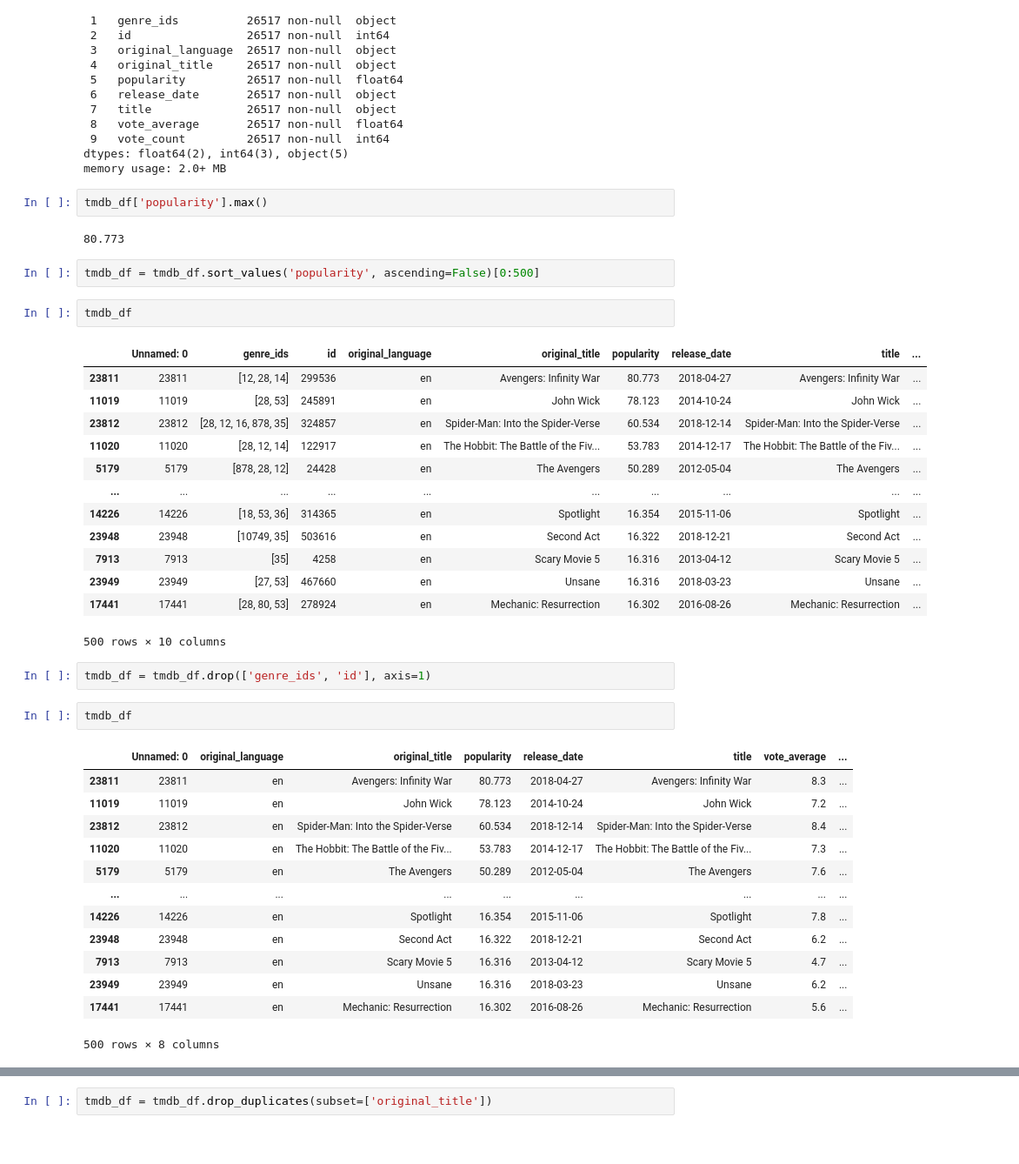
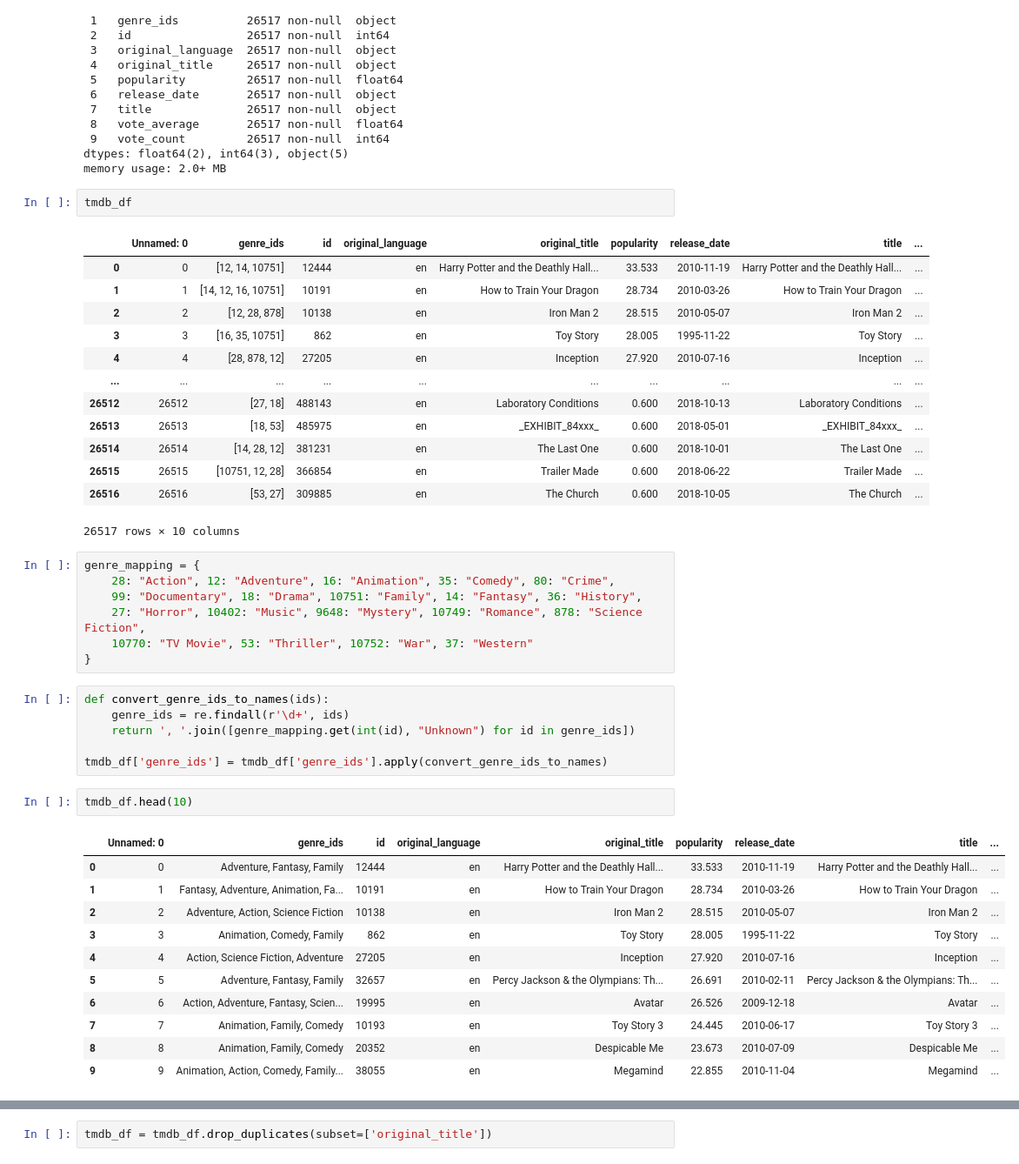
Before and after one commit to falloutb1tch/Movie_Project, a Jupyter notebook: Notebooks/Whitlee_Working_Notebook.ipynb, the cells around one changed output, grey strips where cells are left out. Shown at 87% size. Cells and saved outputs as stored; diff of their text form; blank space fills up the shorter version.

```diff
--- a/Notebooks/Whitlee_Working_Notebook.ipynb
+++ b/Notebooks/Whitlee_Working_Notebook.ipynb
@@ -71,46 +72,49 @@ Data columns (total 10 columns):
  9   vote_count         26517 non-null  int64
 dtypes: float64(2), int64(3), object(5)
 memory usage: 2.0+ MB
-# %%
-tmdb_df['popularity'].max()
-# %% [output]
-80.773
-# %%
-tmdb_df = tmdb_df.sort_values('popularity', ascending=False)[0:500]
 # %%
 tmdb_df
 # %% [output]
 |  | Unnamed: 0 | genre_ids | id | original_language | original_title | popularity | release_date | title | ... |
-| 23811 | 23811 | [12, 28, 14] | 299536 | en | Avengers: Infinity War | 80.773 | 2018-04-27 | Avengers: Infinity War | ... |
-| 11019 | 11019 | [28, 53] | 245891 | en | John Wick | 78.123 | 2014-10-24 | John Wick | ... |
-| 23812 | 23812 | [28, 12, 16, 878, 35] | 324857 | en | Spider-Man: Into the Spider-Verse | 60.534 | 2018-12-14 | Spider-Man: Into the Spider-Verse | ... |
-| 11020 | 11020 | [28, 12, 14] | 122917 | en | The Hobbit: The Battle of the Fiv... | 53.783 | 2014-12-17 | The Hobbit: The Battle of the Fiv... | ... |
-| 5179 | 5179 | [878, 28, 12] | 24428 | en | The Avengers | 50.289 | 2012-05-04 | The Avengers | ... |
+| 0 | 0 | [12, 14, 10751] | 12444 | en | Harry Potter and the Deathly Hall... | 33.533 | 2010-11-19 | Harry Potter and the Deathly Hall... | ... |
+| 1 | 1 | [14, 12, 16, 10751] | 10191 | en | How to Train Your Dragon | 28.734 | 2010-03-26 | How to Train Your Dragon | ... |
+| 2 | 2 | [12, 28, 878] | 10138 | en | Iron Man 2 | 28.515 | 2010-05-07 | Iron Man 2 | ... |
+| 3 | 3 | [16, 35, 10751] | 862 | en | Toy Story | 28.005 | 1995-11-22 | Toy Story | ... |
+| 4 | 4 | [28, 878, 12] | 27205 | en | Inception | 27.920 | 2010-07-16 | Inception | ... |
 | ... | ... | ... | ... | ... | ... | ... | ... | ... | ... |
-| 14226 | 14226 | [18, 53, 36] | 314365 | en | Spotlight | 16.354 | 2015-11-06 | Spotlight | ... |
-| 23948 | 23948 | [10749, 35] | 503616 | en | Second Act | 16.322 | 2018-12-21 | Second Act | ... |
-| 7913 | 7913 | [35] | 4258 | en | Scary Movie 5 | 16.316 | 2013-04-12 | Scary Movie 5 | ... |
-| 23949 | 23949 | [27, 53] | 467660 | en | Unsane | 16.316 | 2018-03-23 | Unsane | ... |
-| 17441 | 17441 | [28, 80, 53] | 278924 | en | Mechanic: Resurrection | 16.302 | 2016-08-26 | Mechanic: Resurrection | ... |
+| 26512 | 26512 | [27, 18] | 488143 | en | Laboratory Conditions | 0.600 | 2018-10-13 | Laboratory Conditions | ... |
+| 26513 | 26513 | [18, 53] | 485975 | en | _EXHIBIT_84xxx_ | 0.600 | 2018-05-01 | _EXHIBIT_84xxx_ | ... |
+| 26514 | 26514 | [14, 28, 12] | 381231 | en | The Last One | 0.600 | 2018-10-01 | The Last One | ... |
+| 26515 | 26515 | [10751, 12, 28] | 366854 | en | Trailer Made | 0.600 | 2018-06-22 | Trailer Made | ... |
+| 26516 | 26516 | [53, 27] | 309885 | en | The Church | 0.600 | 2018-10-05 | The Church | ... |
-500 rows × 10 columns
+26517 rows × 10 columns
-# %%
-tmdb_df = tmdb_df.drop(['genre_ids', 'id'], axis=1)
+# %%
+genre_mapping = {
+    28: "Action", 12: "Adventure", 16: "Animation", 35: "Comedy", 80: "Crime",
+    99: "Documentary", 18: "Drama", 10751: "Family", 14: "Fantasy", 36: "History",
+    27: "Horror", 10402: "Music", 9648: "Mystery", 10749: "Romance", 878: "Science Fiction",
+    10770: "TV Movie", 53: "Thriller", 10752: "War", 37: "Western"
+}
+# %%
+def convert_genre_ids_to_names(ids):
+    genre_ids = re.findall(r'\d+', ids)
+    return ', '.join([genre_mapping.get(int(id), "Unknown") for id in genre_ids])
+
+tmdb_df['genre_ids'] = tmdb_df['genre_ids'].apply(convert_genre_ids_to_names)
 # %%
-tmdb_df
+tmdb_df.head(10)
 # %% [output]
-|  | Unnamed: 0 | original_language | original_title | popularity | release_date | title | vote_average | ... |
-| 23811 | 23811 | en | Avengers: Infinity War | 80.773 | 2018-04-27 | Avengers: Infinity War | 8.3 | ... |
-| 11019 | 11019 | en | John Wick | 78.123 | 2014-10-24 | John Wick | 7.2 | ... |
-| 23812 | 23812 | en | Spider-Man: Into the Spider-Verse | 60.534 | 2018-12-14 | Spider-Man: Into the Spider-Verse | 8.4 | ... |
-| 11020 | 11020 | en | The Hobbit: The Battle of the Fiv... | 53.783 | 2014-12-17 | The Hobbit: The Battle of the Fiv... | 7.3 | ... |
-| 5179 | 5179 | en | The Avengers | 50.289 | 2012-05-04 | The Avengers | 7.6 | ... |
-| ... | ... | ... | ... | ... | ... | ... | ... | ... |
-| 14226 | 14226 | en | Spotlight | 16.354 | 2015-11-06 | Spotlight | 7.8 | ... |
-| 23948 | 23948 | en | Second Act | 16.322 | 2018-12-21 | Second Act | 6.2 | ... |
-| 7913 | 7913 | en | Scary Movie 5 | 16.316 | 2013-04-12 | Scary Movie 5 | 4.7 | ... |
-| 23949 | 23949 | en | Unsane | 16.316 | 2018-03-23 | Unsane | 6.2 | ... |
-| 17441 | 17441 | en | Mechanic: Resurrection | 16.302 | 2016-08-26 | Mechanic: Resurrection | 5.6 | ... |
+|  | Unnamed: 0 | genre_ids | id | original_language | original_title | popularity | release_date | title | ... |
+| 0 | 0 | Adventure, Fantasy, Family | 12444 | en | Harry Potter and the Deathly Hall... | 33.533 | 2010-11-19 | Harry Potter and the Deathly Hall... | ... |
+| 1 | 1 | Fantasy, Adventure, Animation, Fa... | 10191 | en | How to Train Your Dragon | 28.734 | 2010-03-26 | How to Train Your Dragon | ... |
+| 2 | 2 | Adventure, Action, Science Fiction | 10138 | en | Iron Man 2 | 28.515 | 2010-05-07 | Iron Man 2 | ... |
+| 3 | 3 | Animation, Comedy, Family | 862 | en | Toy Story | 28.005 | 1995-11-22 | Toy Story | ... |
+| 4 | 4 | Action, Science Fiction, Adventure | 27205 | en | Inception | 27.920 | 2010-07-16 | Inception | ... |
+| 5 | 5 | Adventure, Fantasy, Family | 32657 | en | Percy Jackson & the Olympians: Th... | 26.691 | 2010-02-11 | Percy Jackson & the Olympians: Th... | ... |
+| 6 | 6 | Action, Adventure, Fantasy, Scien... | 19995 | en | Avatar | 26.526 | 2009-12-18 | Avatar | ... |
+| 7 | 7 | Animation, Family, Comedy | 10193 | en | Toy Story 3 | 24.445 | 2010-06-17 | Toy Story 3 | ... |
+| 8 | 8 | Animation, Family, Comedy | 20352 | en | Despicable Me | 23.673 | 2010-07-09 | Despicable Me | ... |
+| 9 | 9 | Animation, Action, Comedy, Family... | 38055 | en | Megamind | 22.855 | 2010-11-04 | Megamind | ... |
-500 rows × 8 columns
 # %%
 tmdb_df['original_language'].value_counts()
 # %% [output]
```
Also changed, not shown: parts of 15 cells of this notebook.
